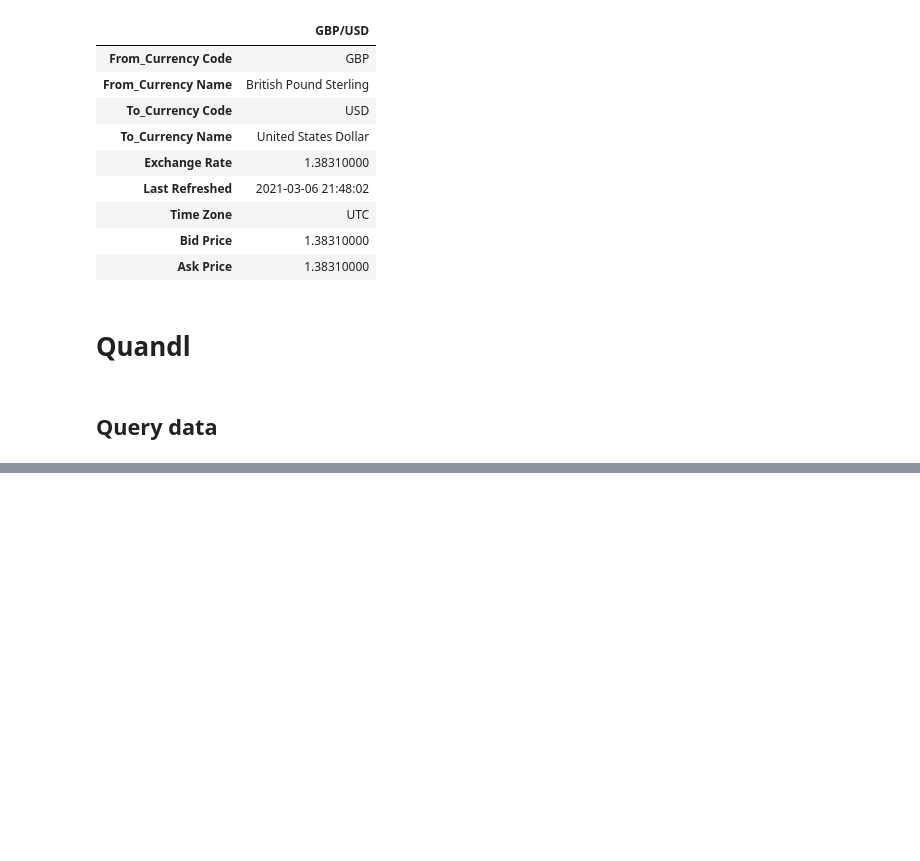
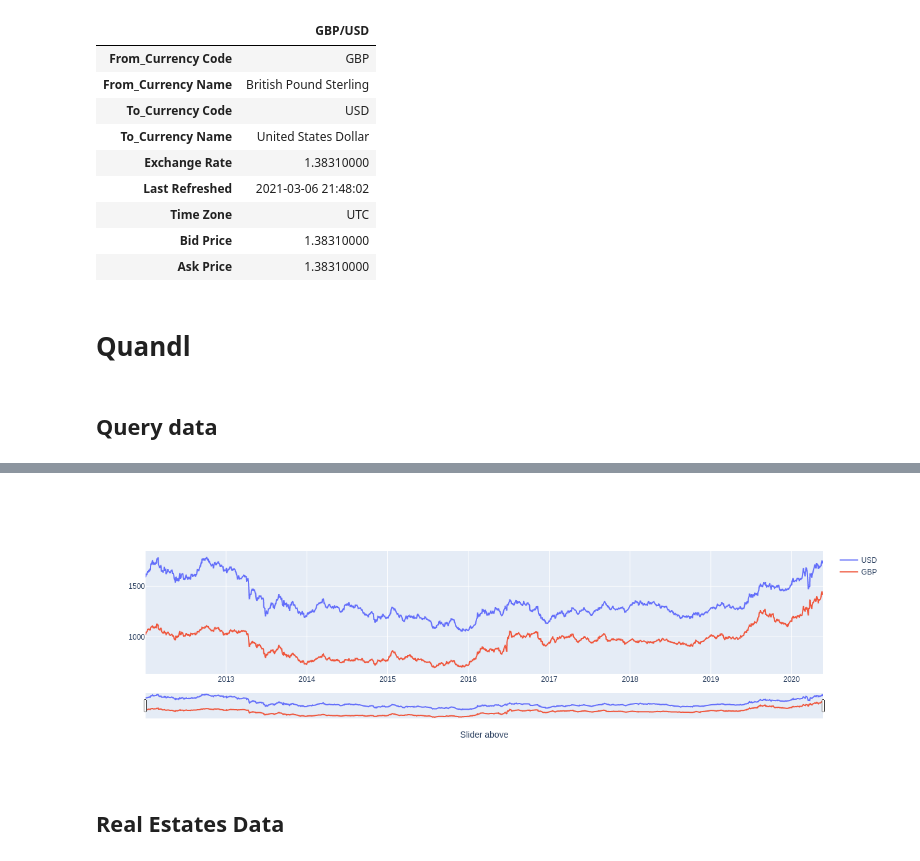
Before and after one commit to mayank311996/cheatsheets, a Jupyter notebook: courses/Udemy/course12/notebooks/getting_data.ipynb, the cells around one changed output, grey strips where cells are left out. Drawn from its saved outputs; the diff is of its cells as text; code cells hidden in the pictures; blank space fills up the shorter version.

Commit message:
editing getting_data.ipynb

```diff
--- a/courses/Udemy/course12/notebooks/getting_data.ipynb
+++ b/courses/Udemy/course12/notebooks/getting_data.ipynb
@@ -95,3 +95,6 @@ import quandl
 quandl.ApiConfig.api_key = quandl_key
 # %% [markdown]
 ## Query data
+# %%
+start_date = pd.to_datetime('2012-01-01')
+end_date = pd.to_datetime('2020-05-25')
@@ -97,0 +122,2 @@ quandl.ApiConfig.api_key = quandl_key
+# %%
+df_gold = quandl.get('LBMA/GOLD', start_date=start_date, end_date=end_date)
@@ -97,0 +141,16 @@ quandl.ApiConfig.api_key = quandl_key
+# %%
+# Declare figure
+fig = go.Figure()
+
+# Add argument (Trace, titles, update axis ...)
+fig.add_trace(go.Scatter(x=df_gold.index, y=df_gold['USD (AM)'], name='USD'))
+fig.add_trace(go.Scatter(x=df_gold.index, y=df_gold['GBP (AM)'], name='GBP'))
+fig.update_xaxes(title='Slider above', rangeslider_visible=True)
+# fig.update_yaxes(title="Stock Price (USD)")
+
+# Show graph
+fig.show()
+# %% [output]
+[figure, added]
+# %% [markdown]
+## Real Estates Data
```
Also changed, not shown: parts of 20 cells of this notebook.
